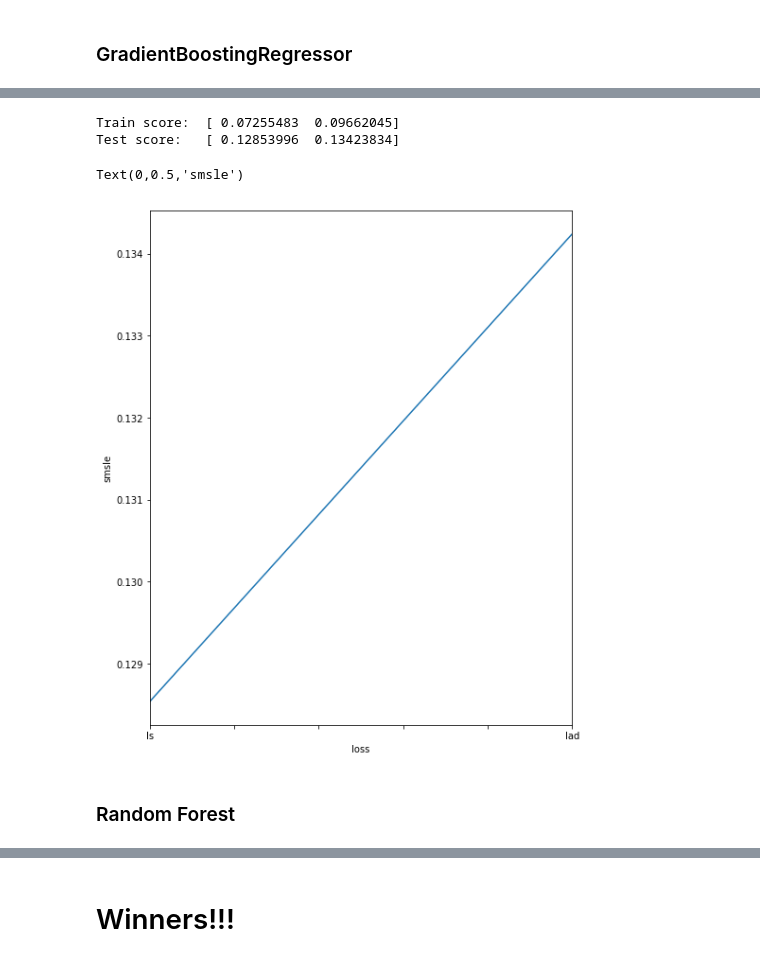
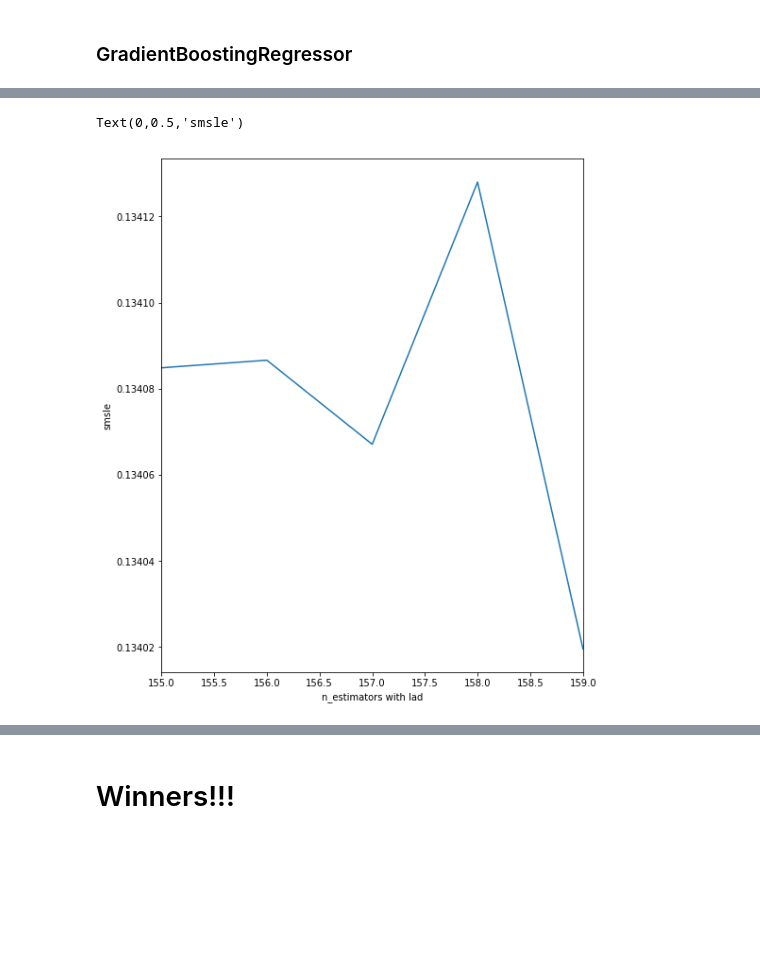
Before and after one commit to victordalla/Kaggle, a Jupyter notebook: HousePrices/PyDraft.ipynb, the cells around one changed output, grey strips where cells are left out. Cells and saved outputs as stored; diff of their text form; code cells hidden in the pictures; blank space fills up the shorter version.

```diff
--- a/HousePrices/PyDraft.ipynb
+++ b/HousePrices/PyDraft.ipynb
@@ -137,12 +128,9 @@ Text(0,0.5,'smsle')
 # %%
 el_net = ElasticNet(random_state=0)
 
-parameter = {'alpha': np.linspace(0.62, 0.68, 10)}
+parameter = {'alpha': np.linspace(0.2, 0.8, 100)}
 regressor = GridSearchCV(el_net, parameter, cv=5, n_jobs=2, scoring='neg_mean_squared_log_error', return_train_score=True)
 regressor.fit(X, y)
-
-print('Train score: ', np.sqrt(-regressor.cv_results_['mean_train_score']))
-print('Test score:  ', np.sqrt(-regressor.cv_results_['mean_test_score']))
 
 el_net_scores = pd.Series(data=np.sqrt(-regressor.cv_results_['mean_test_score']), index=parameter['alpha'])
 el_net_scores.plot()
@@ -158,12 +142,9 @@ Text(0,0.5,'smsle')
 # %%
-el_net = ElasticNet(alpha=0.65, random_state=0)
+el_net = ElasticNet(alpha=0.5, random_state=0)
 
-parameter = {'l1_ratio': np.linspace(0.45, 0.55, 10)}
+parameter = {'l1_ratio': np.linspace(0.40, 0.60, 100)}
 regressor = GridSearchCV(el_net, parameter, cv=5, n_jobs=2, scoring='neg_mean_squared_log_error', return_train_score=True)
 regressor.fit(X, y)
-
-print('Train score: ', np.sqrt(-regressor.cv_results_['mean_train_score']))
-print('Test score:  ', np.sqrt(-regressor.cv_results_['mean_test_score']))
 
 el_net_scores = pd.Series(data=np.sqrt(-regressor.cv_results_['mean_test_score']), index=parameter['l1_ratio'])
 el_net_scores.plot()
@@ -181,12 +158,9 @@ Text(0,0.5,'smsle')
 # %%
 gbr = GradientBoostingRegressor(verbose=0, random_state=0)
 
-parameter = {'learning_rate': np.linspace(0.12, 0.18, 10)}
+parameter = {'learning_rate': np.linspace(0.07, 0.25, 50)}
 regressor = GridSearchCV(gbr, parameter, cv=5, n_jobs=2, scoring='neg_mean_squared_log_error', return_train_score=True)
 regressor.fit(X, y)
-
-print('Train score: ', np.sqrt(-regressor.cv_results_['mean_train_score']))
-print('Test score:  ', np.sqrt(-regressor.cv_results_['mean_test_score']))
 
 gbr_scores = pd.Series(data=np.sqrt(-regressor.cv_results_['mean_test_score']), index=parameter['learning_rate'])
 gbr_scores.plot()
@@ -202,15 +172,12 @@ Text(0,0.5,'smsle')
 # %%
-gbr = GradientBoostingRegressor(learning_rate=0.15, verbose=0, random_state=0)
+gbr = GradientBoostingRegressor(loss='ls', learning_rate=0.15, verbose=0, random_state=0)
 
-parameter = {'n_estimators': np.arange(120, 160, 2)}
+parameter = {'n_estimators': np.arange(120, 140)}
 regressor = GridSearchCV(gbr, parameter, cv=5, n_jobs=2, scoring='neg_mean_squared_log_error', return_train_score=True)
 regressor.fit(X, y)
 
-print('Train score: ', np.sqrt(-regressor.cv_results_['mean_train_score']))
-print('Test score:  ', np.sqrt(-regressor.cv_results_['mean_test_score']))
-
 gbr_scores = pd.Series(data=np.sqrt(-regressor.cv_results_['mean_test_score']), index=parameter['n_estimators'])
 gbr_scores.plot()
-plt.xlabel("n_estimators")
+plt.xlabel("n_estimators with ls")
 plt.ylabel("smsle")
 # %% [output]
@@ -227,22 +186,15 @@ Text(0,0.5,'smsle')
 # %%
-gbr = GradientBoostingRegressor(learning_rate=0.15, n_estimators=150, verbose=0, random_state=0)
+gbr = GradientBoostingRegressor(loss='lad', learning_rate=0.15, verbose=0, random_state=0)
 
-parameter = {'loss': ['ls', 'lad']}
-regressor = GridSearchCV(gbr, parameter, cv=10, n_jobs=2, scoring='neg_mean_squared_log_error', return_train_score=True)
+parameter = {'n_estimators': np.arange(155, 160)}
+regressor = GridSearchCV(gbr, parameter, cv=5, n_jobs=2, scoring='neg_mean_squared_log_error', return_train_score=True)
 regressor.fit(X, y)
 
-print('Train score: ', np.sqrt(-regressor.cv_results_['mean_train_score']))
-print('Test score:  ', np.sqrt(-regressor.cv_results_['mean_test_score']))
-
-gbr_scores = pd.Series(data=np.sqrt(-regressor.cv_results_['mean_test_score']), index=parameter['loss'])
+gbr_scores = pd.Series(data=np.sqrt(-regressor.cv_results_['mean_test_score']), index=parameter['n_estimators'])
 gbr_scores.plot()
-plt.xlabel("loss")
+plt.xlabel("n_estimators with lad")
 plt.ylabel("smsle")
 # %% [output]
-Train score:  [ 0.07255483  0.09662045]
-Test score:   [ 0.12853996  0.13423834]
+Text(0,0.5,'smsle')
-Text(0,0.5,'smsle')
-[figure, old version]
+[figure, new version]
-# %% [markdown]
-### Random Forest
 # %%
```
Also changed, not shown: parts of 27 cells of this notebook.
